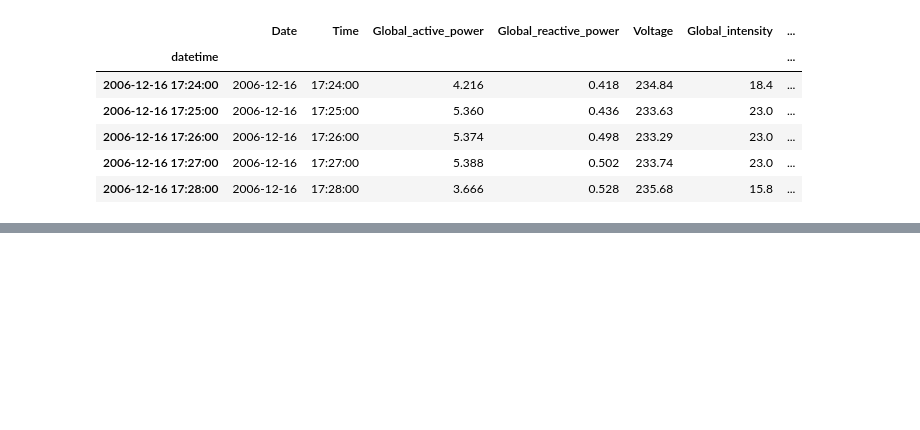
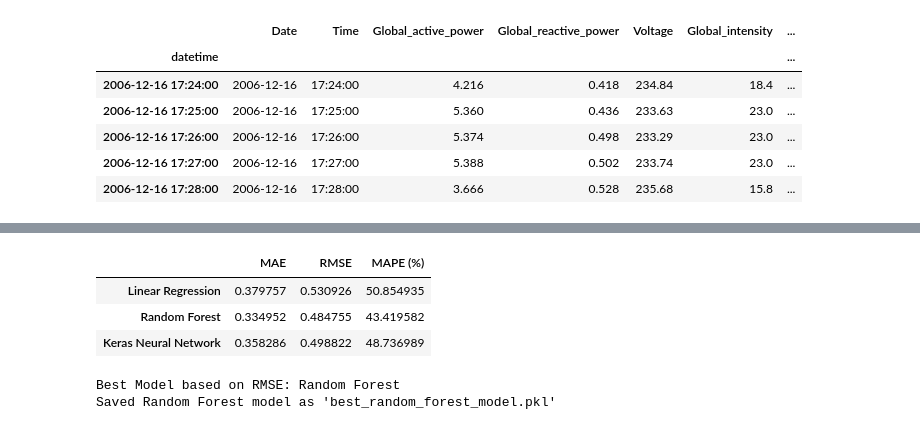
Before and after one commit to dunurejoice20/electricity-forecasting., a Jupyter notebook: notebooks/Jay's_code.ipynb, the cells around one changed output, grey strips where cells are left out. Cells and saved outputs as stored; diff of their text form; code cells hidden in the pictures; blank space fills up the shorter version.

```diff
--- a/notebooks/Jay's_code.ipynb
+++ b/notebooks/Jay's_code.ipynb
@@ -705,0 +843,62 @@ Shape: (2049280, 13)
+# %%
+import numpy as np
+import pandas as pd
+import joblib
+from sklearn.metrics import mean_squared_error, mean_absolute_error
+
+# Define a helper function to calculate MAPE
+def mean_absolute_percentage_error(y_true, y_pred):
+    # Prevent division by zero by filtering out actual zeros or adding a small epsilon
+    #converts our targets and predictions into Np arrays
+    y_true, y_pred = np.array(y_true), np.array(y_pred)
+
+    #creates a boolean filter that removes values equal to 0
+    non_zero_mask = y_true != 0
+    return np.mean(np.abs((y_true[non_zero_mask] - y_pred[non_zero_mask]) / y_true[non_zero_mask])) * 100
+
+
+# Dictionary of predictions
+predictions = {
+    'Linear Regression': lr_preds,
+    'Random Forest': rf_preds,
+    'Keras Neural Network': keras_preds
+}
+
+# Compute MAE, RMSE, and MAPE
+comparison_data = {}
+for model_name, preds in predictions.items():
+    mae = mean_absolute_error(y_test, preds)
+    rmse = np.sqrt(mean_squared_error(y_test, preds))
+    mape = mean_absolute_percentage_error(y_test, preds)
+
+    comparison_data[model_name] = {
+        'MAE': mae,
+        'RMSE': rmse,
+        'MAPE (%)': mape
+    }
+
+# Create a DataFrame to display the comparisons
+comparison_df = pd.DataFrame(comparison_data).T
+display(comparison_df)
+
+# Identify the best model based on RMSE
+best_model_name = comparison_df['RMSE'].idxmin()
+print(f"\nBest Model based on RMSE: {best_model_name}")
+
+# Save the best model (Random Forest)
+if best_model_name == 'Random Forest':
+    joblib.dump(rf_model, 'best_random_forest_model.pkl')
+    print("Saved Random Forest model as 'best_random_forest_model.pkl'")
+elif best_model_name == 'Linear Regression':
+    joblib.dump(lr_model, 'best_linear_regression_model.pkl')
+    print("Saved Linear Regression model as 'best_linear_regression_model.pkl'")
+else:
+    keras_model.save('best_keras_model.keras')
+    print("Saved Keras Neural Network model as 'best_keras_model.keras'")
+# %% [output]
+|  | MAE | RMSE | MAPE (%) |
+| Linear Regression | 0.379757 | 0.530926 | 50.854935 |
+| Random Forest | 0.334952 | 0.484755 | 43.419582 |
+| Keras Neural Network | 0.358286 | 0.498822 | 48.736989 |
+Best Model based on RMSE: Random Forest
+Saved Random Forest model as 'best_random_forest_model.pkl'
```
Also changed, not shown: parts of 15 cells of this notebook.
